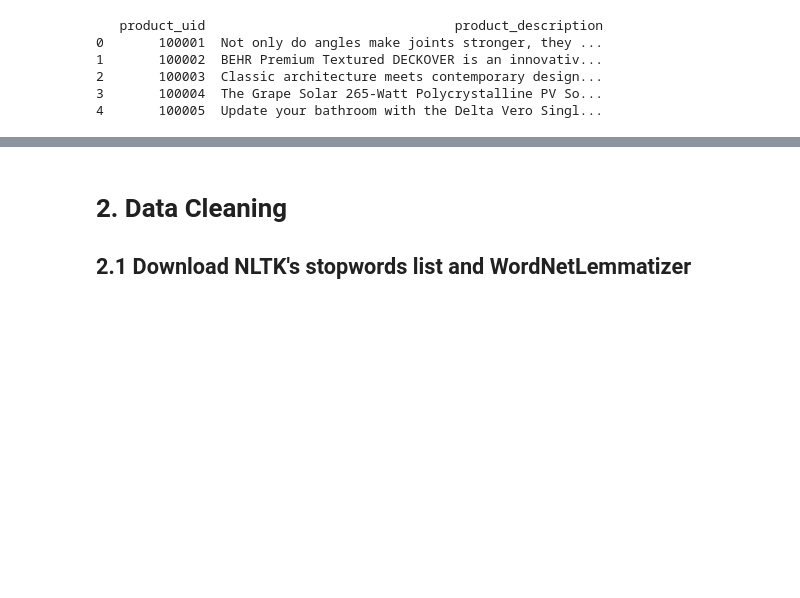
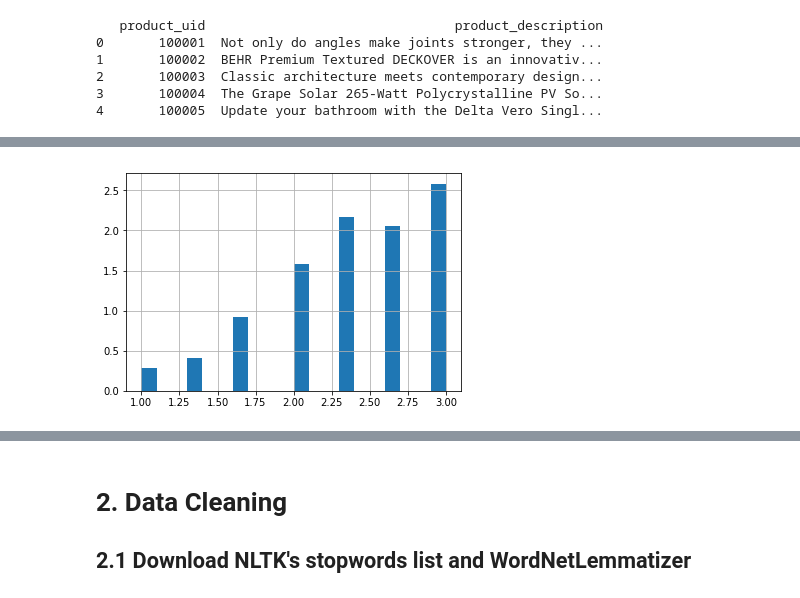
Before and after one commit to yuhanfu/Team11, a Jupyter notebook: Task14/Task14_feature_engineering.ipynb, the cells around one changed output, grey strips where cells are left out. Cells and saved outputs as stored; diff of their text form; code cells hidden in the pictures; blank space fills up the shorter version.

Commit message:
data visualization, tuning parameters

```diff
--- a/Task14/Task14_feature_engineering.ipynb
+++ b/Task14/Task14_feature_engineering.ipynb
@@ -51,0 +61,9 @@ dtype: object
+# %%
+train = pd.read_csv('data/train.csv', encoding="ISO-8859-1")
+test = pd.read_csv('data/test.csv', encoding="ISO-8859-1")
+descr = pd.read_csv('data/product_descriptions.csv')
+attr = pd.read_csv('data/attributes.csv')
+# %%
+train = pd.merge(train, descr, how='left', on='product_uid')
+test = pd.merge(test, descr, how='left', on='product_uid')
+train.describe()
@@ -51,0 +80,4 @@ dtype: object
+# %%
+train.relevance.hist(bins=20, normed=True);
+# %% [output]
+[figure, added]
```
Also changed, not shown: parts of 23 cells of this notebook.
